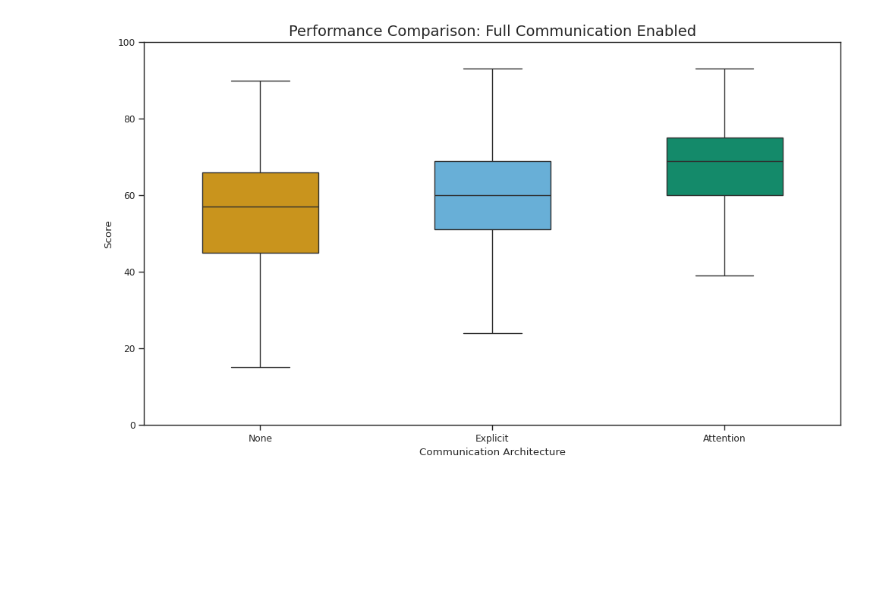
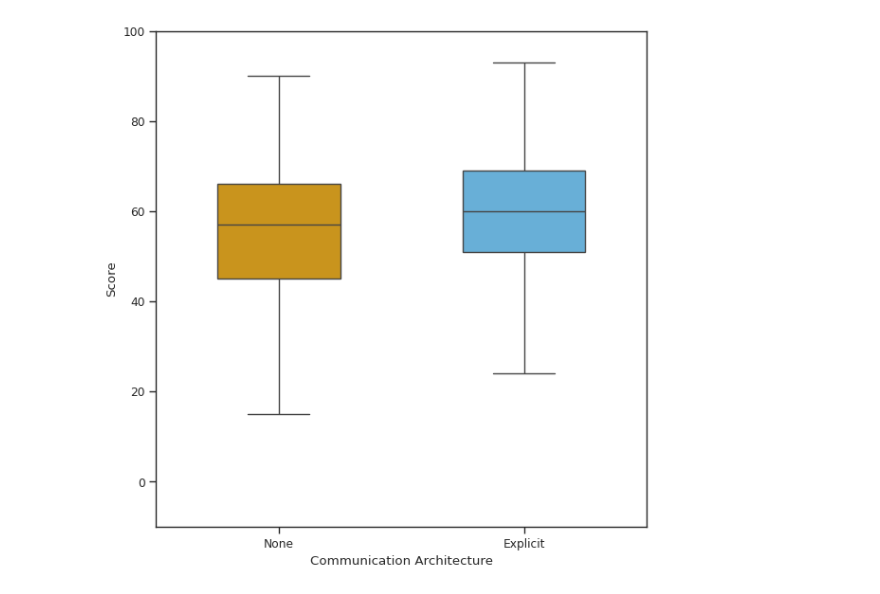
Before and after one commit to msoe-vex/VEX-AI-Reinforcement-Learning, a Jupyter notebook: analysis/analysis.ipynb, the cells around one changed output. Cells and saved outputs as stored; diff of their text form; code cells hidden in the pictures; blank space fills up the shorter version.

```diff
--- a/analysis/analysis.ipynb
+++ b/analysis/analysis.ipynb
@@ -17,7 +17,32 @@ attn_attn = pd.read_csv('attention_attention_1_0.csv')['score_red']
 attn_none = pd.read_csv('attention_none_1_0.csv')['score_red']
 
 # --- FIGURE 1: GLOBAL COMPARISON ---
-fig, ax = plt.subplots(figsize=(10, 6))
+fig, ax = plt.subplots(figsize=(6, 6))
+global_df = pd.DataFrame({
+    "Architecture": ["None"] * len(none_none) + ["Explicit"] * len(copy_copy),
+    "Score": pd.concat([none_none, copy_copy], ignore_index=True)
+})
+
+sns.boxplot(
+    data=global_df,
+    x="Architecture",
+    y="Score",
+    hue="Architecture",
+    showfliers=False,
+    width=0.5,
+    palette=PALETTE[:2],
+    legend=False,
+    ax=ax
+)
+
+ax.set_ylabel('Score')
+ax.set_xlabel('Communication Architecture')
+ax.set_ylim(-10, 100)
+plt.tight_layout()
+plt.show()
+
+# --- FIGURE 1: GLOBAL COMPARISON ---
+fig, ax = plt.subplots(figsize=(9, 6))
 global_df = pd.DataFrame({
     "Architecture": ["None"] * len(none_none) + ["Explicit"] * len(copy_copy) + ["Attention"] * len(attn_attn),
     "Score": pd.concat([none_none, copy_copy, attn_attn], ignore_index=True)
@@ -35,10 +60,9 @@ sns.boxplot(
     ax=ax
 )
 
-ax.set_title('Performance Comparison: Full Communication Enabled', fontsize=14)
 ax.set_ylabel('Score')
 ax.set_xlabel('Communication Architecture')
-ax.set_ylim(0, 100)
+ax.set_ylim(-10, 100)
 plt.tight_layout()
 plt.show()
 
@@ -69,6 +93,9 @@ sns.boxplot(
 ax0.set_title('No Communication')
 ax0.set_xlabel('')
 ax0.set_ylabel('Score')
+ax0.set_ylim(-10, 100)
+
+print(copy_none.describe())
 
 # Explicit: Comm On vs Comm Off
 df_copy = pd.DataFrame({
@@ -90,11 +117,12 @@ sns.boxplot(
 )
 if len(ax1.patches) >= 2:
     ax1.patches[1].set_hatch('///')
-    ax1.patches[1].set_edgecolor('white')
+    # ax1.patches[1].set_edgecolor('white')
 
 ax1.set_title('Explicit Communication')
 ax1.set_xlabel('')
 ax1.set_ylabel('')
+ax1.set_ylim(-10, 100)
 
 # Attention: Comm On vs Comm Off
 df_attn = pd.DataFrame({
@@ -116,40 +144,93 @@ sns.boxplot(
 )
 if len(ax2.patches) >= 2:
     ax2.patches[1].set_hatch('///')
-    ax2.patches[1].set_edgecolor('white')
+    # ax2.patches[1].set_edgecolor('white')
 
 ax2.set_title('Attention Communication')
 ax2.set_xlabel('')
 ax2.set_ylabel('')
+ax2.set_ylim(-10, 100)
 
 # Manual legends
 legend_elements0 = [Patch(facecolor=PALETTE[0], label='Comm Off')]
 legend_elements1 = [
     Patch(facecolor=PALETTE[1], label='Comm On'),
     Patch(facecolor=PALETTE[1], hatch='///', edgecolor='white', label='Comm Off')
 ]
 legend_elements2 = [
     Patch(facecolor=PALETTE[2], label='Comm On'),
     Patch(facecolor=PALETTE[2], hatch='///', edgecolor='white', label='Comm Off')
 ]
 
 # ax0.legend(handles=legend_elements0, loc='lower left')
 # ax1.legend(handles=legend_elements1, loc='lower left')
 # ax2.legend(handles=legend_elements2, loc='lower left')
 
 for a in (ax0, ax1, ax2):
-    a.set_ylim(0, 100)
+    a.set_ylim(-10, 100)
 
 plt.tight_layout()
 plt.show()
 
 # 3. Statistical Summary for Paper Text
 print("--- Statistical Significance Results ---")
 _, p_glob = ttest_ind(copy_copy, attn_attn)
 print(f"Explicit vs Attention (Global): p = {p_glob:.4f}")
 _, p_copy = ttest_ind(copy_copy, copy_none)
 print(f"Explicit Ablation (On vs Off): p = {p_copy:.4f}")
 _, p_attn = ttest_ind(attn_attn, attn_none)
 print(f"Attention Ablation (On vs Off): p = {p_attn:.4f}")
+
+
+# --- FIGURE: EXPLICIT COMMUNICATION (INDIVIDUAL PLOT) ---
+fig_exp, ax_exp = plt.subplots(figsize=(5, 6))
+df_copy = pd.DataFrame({
+    "Execution": ["Comm On"] * len(copy_copy) + ["Comm Off"] * len(copy_none),
+    "Score": pd.concat([copy_copy, copy_none], ignore_index=True)
+})
+sns.boxplot(
+    data=df_copy, x="Execution", y="Score", hue="Execution",
+    order=["Comm On", "Comm Off"], ax=ax_exp, showfliers=False,
+    width=0.5, dodge=False, palette={"Comm On": PALETTE[1], "Comm Off": PALETTE[1]}
+)
+# Remove legend and apply hatching
+if ax_exp.get_legend(): ax_exp.get_legend().remove()
+# Apply hatching to the second box (Comm Off)
+if len(ax_exp.patches) >= 2:
+    ax_exp.patches[1].set_hatch('///')
+    # ax_exp.patches[1].set_edgecolor('white')
+
+ax_exp.set_title('Explicit Communication', fontsize=14)
+ax_exp.set_ylabel('Score')
+ax_exp.set_xlabel('')
+ax_exp.set_ylim(-10, 100)
+plt.tight_layout()
+
+# --- FIGURE: ATTENTION COMMUNICATION (INDIVIDUAL PLOT) ---
+fig_attn, ax_attn = plt.subplots(figsize=(5, 6))
+df_attn = pd.DataFrame({
+    "Execution": ["Comm On"] * len(attn_attn) + ["Comm Off"] * len(attn_none),
+    "Score": pd.concat([attn_attn, attn_none], ignore_index=True)
+})
+sns.boxplot(
+    data=df_attn, x="Execution", y="Score", hue="Execution",
+    order=["Comm On", "Comm Off"], ax=ax_attn, showfliers=False,
+    width=0.5, dodge=False, palette={"Comm On": PALETTE[2], "Comm Off": PALETTE[2]}
+)
+# Remove legend and apply hatching
+if ax_attn.get_legend(): ax_attn.get_legend().remove()
+# Apply hatching to the second box (Comm Off)
+if len(ax_attn.patches) >= 2:
+    ax_attn.patches[1].set_hatch('///')
+    # ax_attn.patches[1].set_edgecolor('white')
+
+ax_attn.set_title('Attention Communication', fontsize=14)
+ax_attn.set_ylabel('Score')
+ax_attn.set_xlabel('')
+ax_attn.set_ylim(-10, 100)
+plt.tight_layout()
+
+# Display individual plots
+plt.show()
 # %% [output]
-[figure, old version]
+[figure, new version]
```
Also changed, not shown: parts of 3 cells of this notebook, 3 other files.
